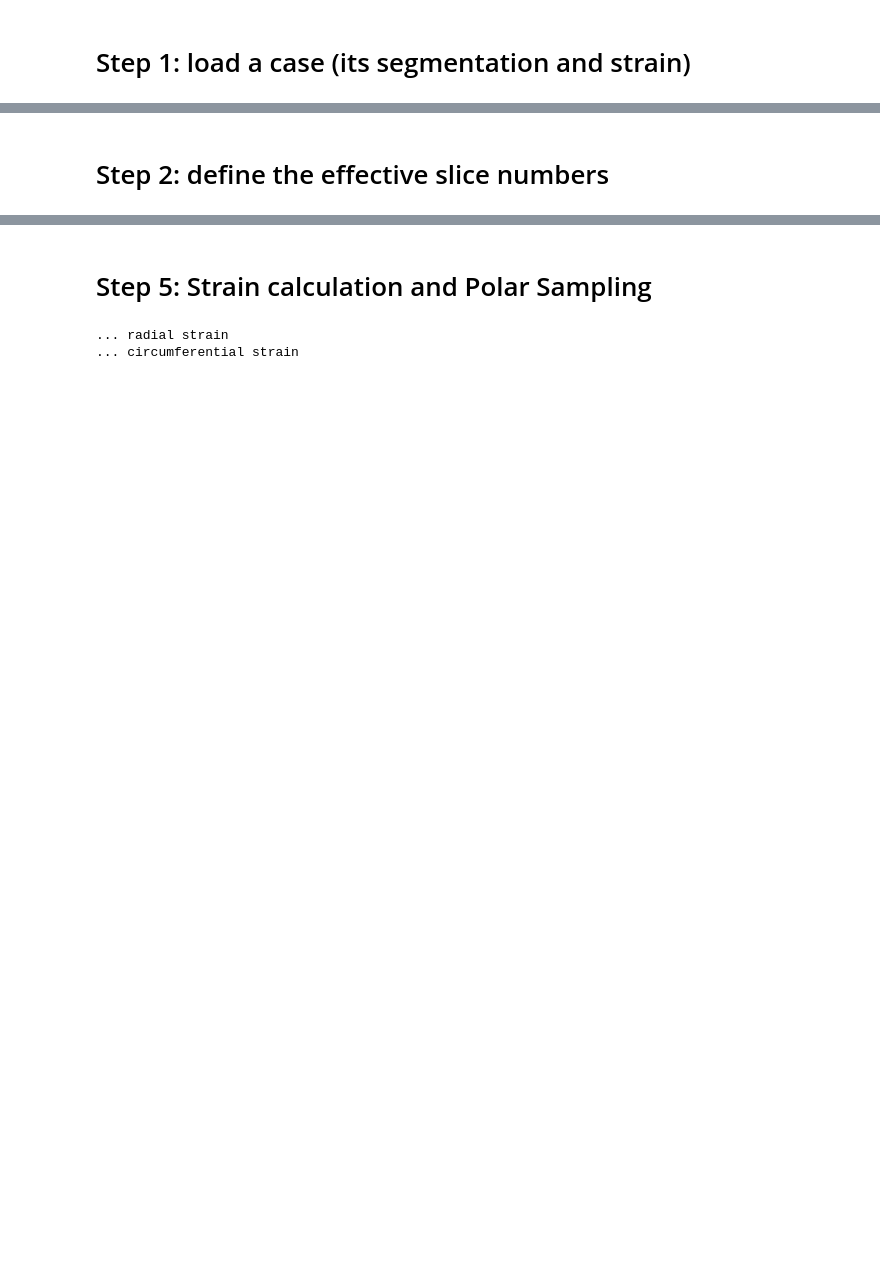
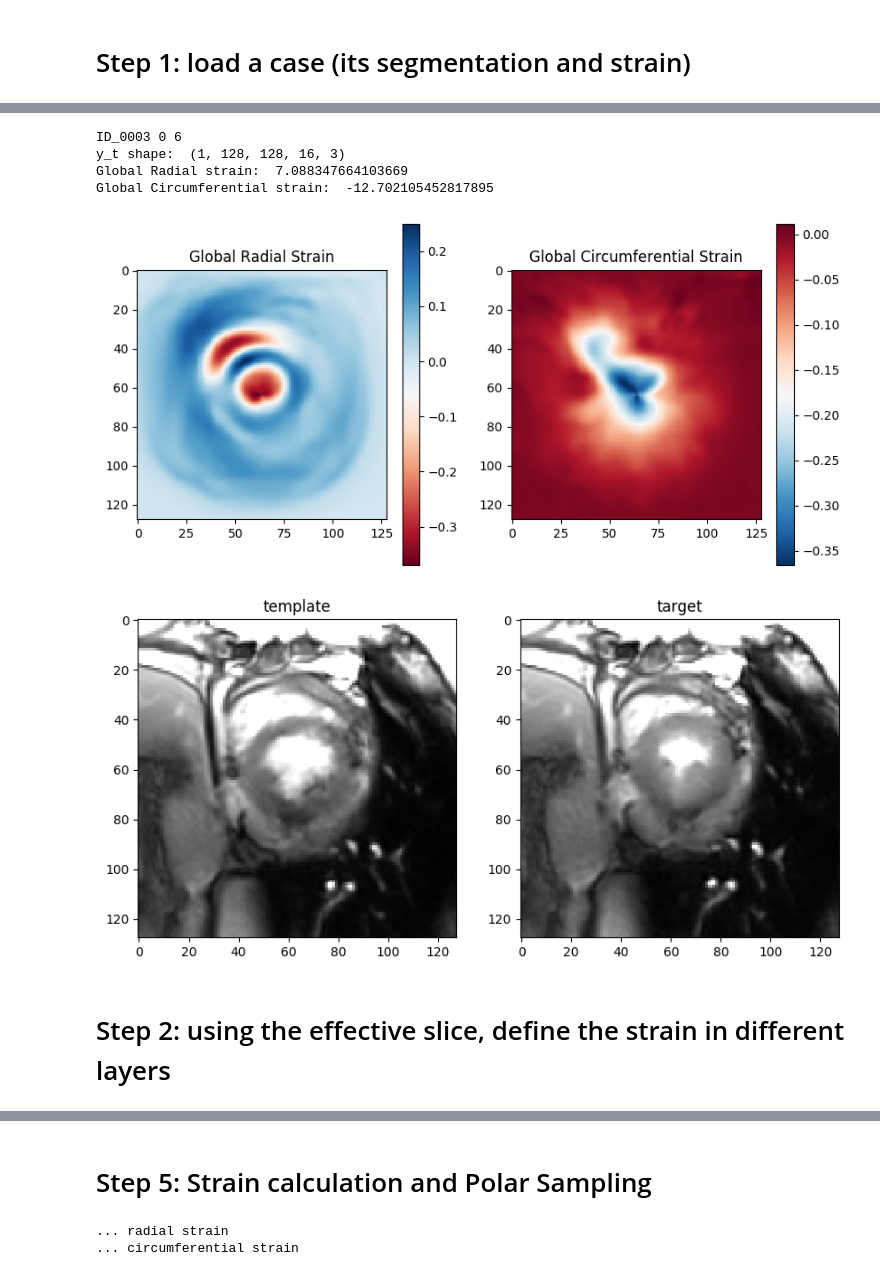
Before and after one commit to zhennongchen/DeepStrain, a Jupyter notebook: main_strain.ipynb, the cells around one changed output, grey strips where cells are left out. Cells and saved outputs as stored; diff of their text form; code cells hidden in the pictures; blank space fills up the shorter version.

```diff
--- a/main_strain.ipynb
+++ b/main_strain.ipynb
@@ -139,2 +59,56 @@ Global Circumferential strain:  -0.0512446101521683
+# %%
+# first: get two frames
+tf1 = 0
+tf2 = 6
+print(patient_id, tf1,tf2)
+
+
+save_folder = os.path.join(main_path, 'results/strain/', patient_id)
+ff.make_folder([save_folder])
+
+# # second: load img and seg
+patient_img_folder = os.path.join(main_path,'results/preprocessed_inputs',patient_id, 'img_cropped')
+patient_seg_folder = os.path.join(main_path,'results/preprocessed_inputs',patient_id, 'seg_cropped')
+
+V_nifti_1 = nb.load(os.path.join(patient_img_folder, 'img_tf' + str(tf1) + '.nii.gz'))
+V_nifti_2 = nb.load(os.path.join(patient_img_folder, 'img_tf' + str(tf2) + '.nii.gz'))
+
+M_nifti_1 = nb.load(os.path.join(patient_seg_folder, 'seg_tf' + str(tf1) + '.nii.gz'))
+# M_nifti_2 = nb.load(os.path.join(patient_seg_folder ,'seg_tf' + str(tf2) + '.nii.gz'))
+
+# fifth: get motion vector field
+y_t = nb.load(os.path.join(main_path, 'results/MVF', patient_id, 'mvf_template'+str(tf1) + '_target'+str(tf2)+'.nii.gz')).get_fdata()
+y_t = y_t[None,...]
+print('y_t shape: ', y_t.shape)
+
+# last: calculate strain
+mask_tf1 = M_nifti_1.get_fdata()
+# mask_tf2 = M_nifti_2.get_fdata()
+
+# # calculate strain
+strain = myocardial_strain_zc.MyocardialStrain(mask=mask_tf1, flow=y_t[0,:,:,:,:])
+strain.calculate_strain(lv_label=2)
+
+global_radial_strain = strain.Err[strain.mask_rot==2].mean()
+global_circumferential_strain = strain.Ecc[strain.mask_rot==2].mean()
+print('Global Radial strain: ', global_radial_strain*100)
+print('Global Circumferential strain: ', global_circumferential_strain*100)
+
+plt.figure(figsize=(10,5))
+plt.subplot(121); plt.imshow(strain.Err[:,:,8], cmap='RdBu'); plt.title('Global Radial Strain'); plt.colorbar()
+plt.subplot(122); plt.imshow(strain.Ecc[:,:,8], cmap='RdBu_r'); plt.title('Global Circumferential Strain'); plt.colorbar()
+plt.show()
+
+plt.figure(figsize=(10,5))
+plt.subplot(121); plt.imshow(ff.set_window(V_nifti_1.get_fdata()[:,:,7],100,250),cmap = 'gray'); plt.title('template')
+plt.subplot(122); plt.imshow(ff.set_window(V_nifti_2.get_fdata()[:,:,7],100,250),cmap = 'gray'); plt.title('target')
+plt.show()
+# %% [output]
+ID_0003 0 6
+y_t shape:  (1, 128, 128, 16, 3)
+Global Radial strain:  7.088347664103669
+Global Circumferential strain:  -12.702105452817895
+[figure, added]
+[figure, added]
 # %% [markdown]
-# Step 2: define the effective slice numbers
+# Step 2: using the effective slice, define the strain in different layers
```
Also changed, not shown: parts of 19 cells of this notebook, 3 other files.
